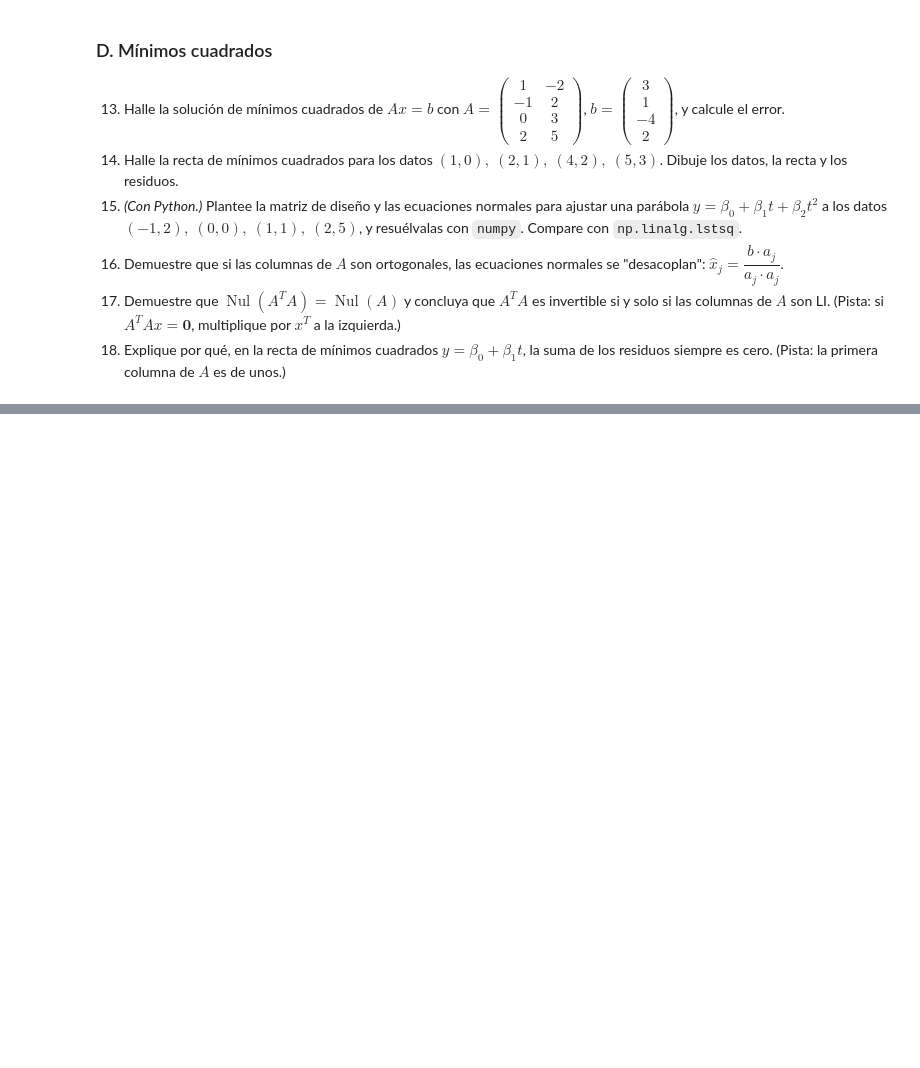
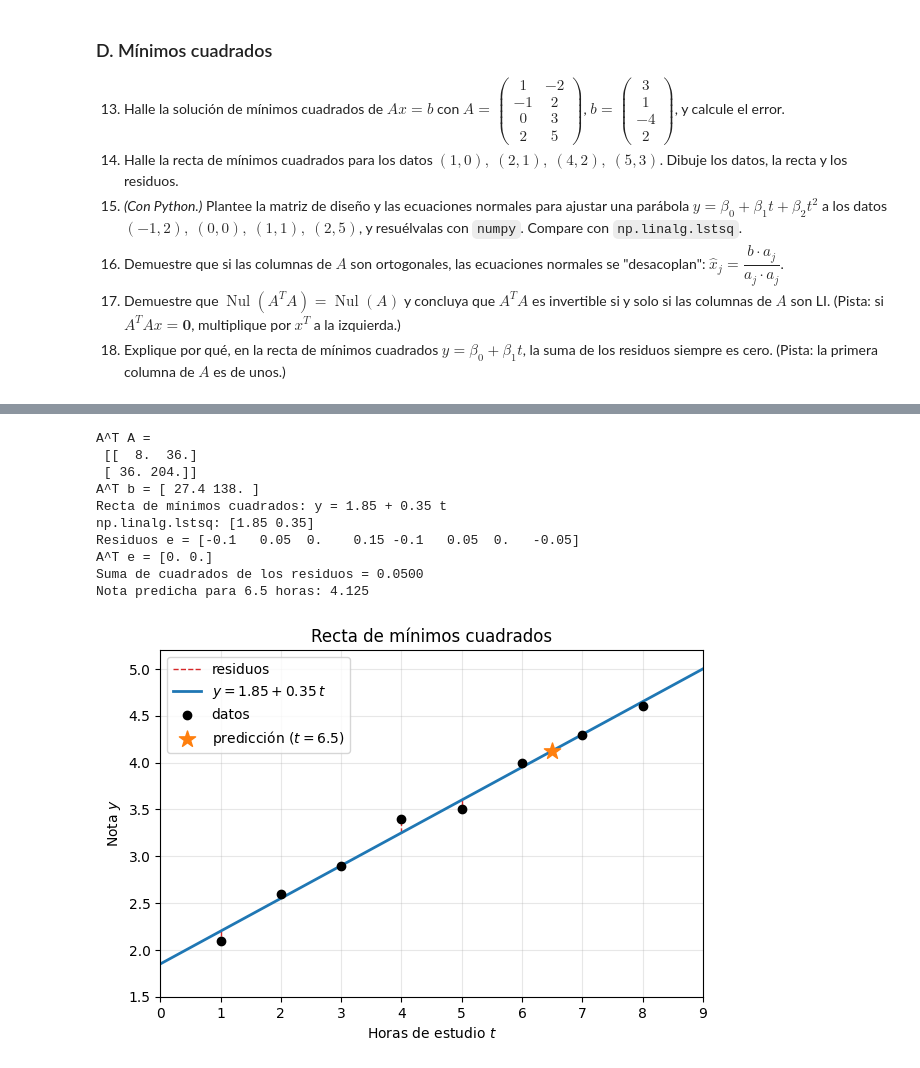
Before and after one commit to arleyfernandotorresgalindo/AL_2026_02, a Jupyter notebook: Cuadernos_clase/Cuaderno12.ipynb, the cells around one changed output, grey strips where cells are left out. Saved outputs shown, nothing was run; the diff lists cells and outputs as text; code cells hidden in the pictures; blank space fills up the shorter version.

Commit message:
final de mínimos cuadrados

```diff
--- a/Cuadernos_clase/Cuaderno12.ipynb
+++ b/Cuadernos_clase/Cuaderno12.ipynb
@@ -428,0 +458,64 @@ Resuelva a mano, salvo que se indique lo contrario.
+# %%
+import numpy as np
+import matplotlib.pyplot as plt
+
+# Datos: horas de estudio (t) y nota del parcial (y)
+t = np.array([1, 2, 3, 4, 5, 6, 7, 8], dtype=float)
+y = np.array([2.1, 2.6, 2.9, 3.4, 3.5, 4.0, 4.3, 4.6])
+
+# a) Matriz de diseño: columna de unos y columna de t
+A = np.column_stack([np.ones_like(t), t])
+b = y
+
+# b) Ecuaciones normales A^T A beta = A^T b
+AtA = A.T @ A
+Atb = A.T @ b
+beta = np.linalg.solve(AtA, Atb)
+b0, b1 = beta
+print("A^T A =\n", AtA)
+print("A^T b =", Atb)
+print(f"Recta de mínimos cuadrados: y = {b0:.2f} + {b1:.2f} t")
+
+# Comparación con la función de numpy
+beta_lstsq = np.linalg.lstsq(A, b, rcond=None)[0]
+print("np.linalg.lstsq:", beta_lstsq)
+
+# c) Residuos y comprobación de ortogonalidad
+y_hat = A @ beta
+e = b - y_hat
+print("Residuos e =", np.round(e, 4))
+print("A^T e =", np.round(A.T @ e, 10))
+print(f"Suma de cuadrados de los residuos = {e @ e:.4f}")
+
+# d) Predicción
+t_nuevo = 6.5
+print(f"Nota predicha para {t_nuevo} horas: {b0 + b1 * t_nuevo:.3f}")
+
+# e) Gráfica: datos, recta de regresión y residuos
+tt = np.linspace(0, 9, 200)
+fig, ax = plt.subplots(figsize=(7, 4.5))
+ax.vlines(t, y_hat, y, colors="tab:red", linestyles="dashed", linewidth=1, label="residuos")
+ax.plot(tt, b0 + b1 * tt, color="tab:blue", linewidth=2, label=f"$y = {b0:.2f} + {b1:.2f}\\,t$")
+ax.scatter(t, y, color="black", zorder=3, label="datos")
+ax.scatter([t_nuevo], [b0 + b1 * t_nuevo], marker="*", s=150, color="tab:orange", zorder=3,
+           label=f"predicción ($t={t_nuevo}$)")
+ax.set_xlabel("Horas de estudio $t$")
+ax.set_ylabel("Nota $y$")
+ax.set_title("Recta de mínimos cuadrados")
+ax.set_xlim(0, 9)
+ax.set_ylim(1.5, 5.2)
+ax.grid(alpha=0.3)
+ax.legend()
+plt.show()
+# %% [output]
+A^T A =
+ [[  8.  36.]
+ [ 36. 204.]]
+A^T b = [ 27.4 138. ]
+Recta de mínimos cuadrados: y = 1.85 + 0.35 t
+np.linalg.lstsq: [1.85 0.35]
+Residuos e = [-0.1   0.05  0.    0.15 -0.1   0.05  0.   -0.05]
+A^T e = [0. 0.]
+Suma de cuadrados de los residuos = 0.0500
+Nota predicha para 6.5 horas: 4.125
+[figure, added]
```
Also changed, not shown: parts of 2 cells of this notebook, 7 other files.
